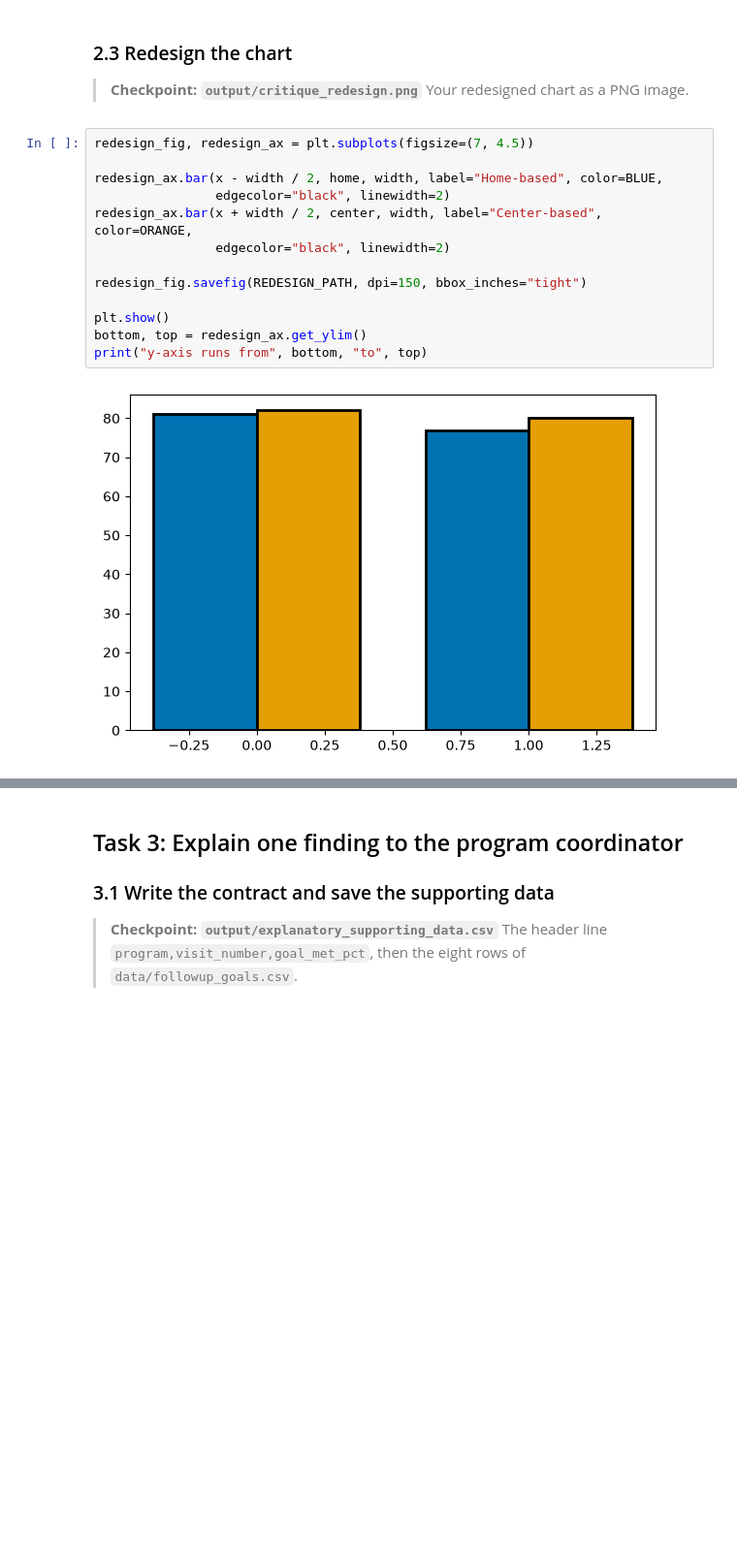
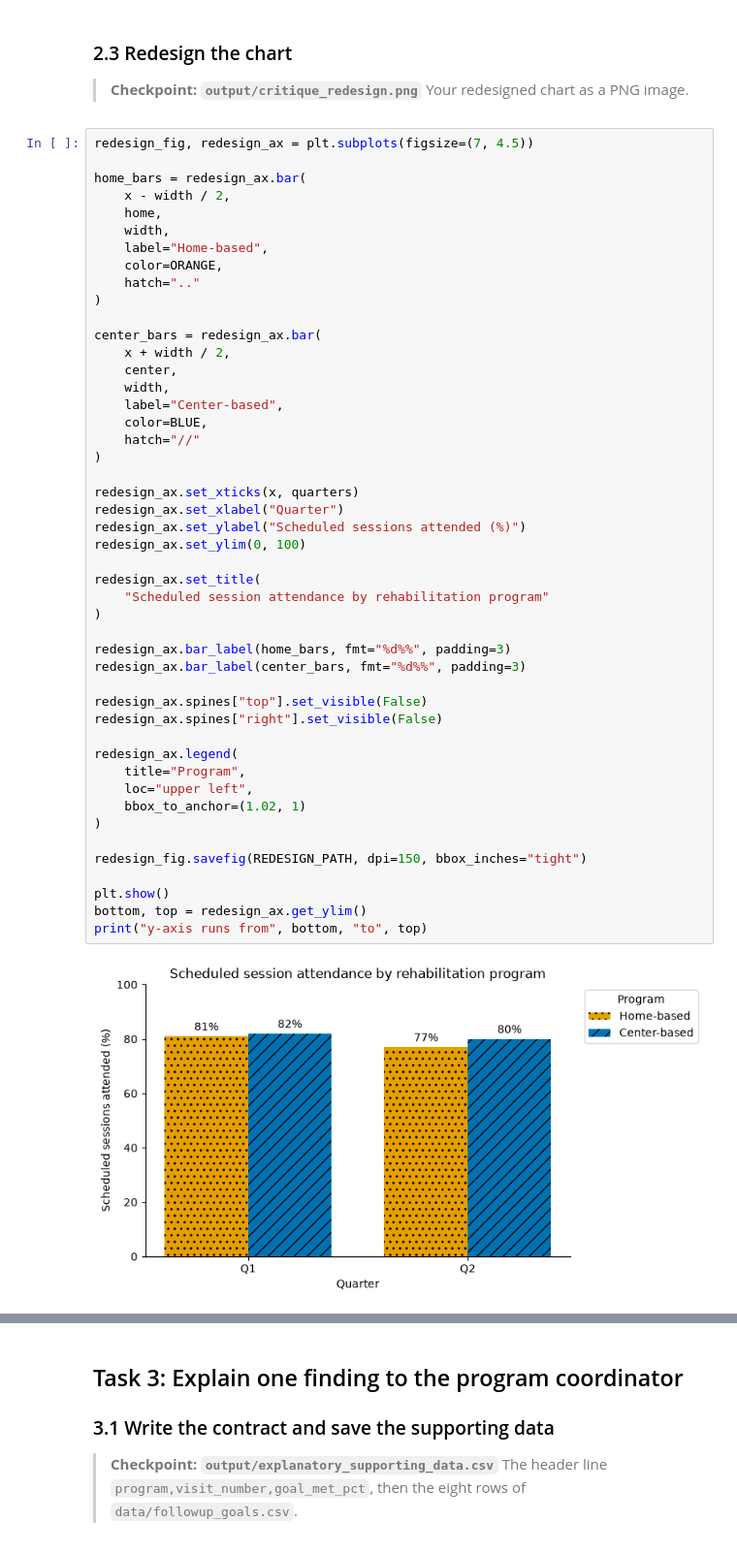
Before and after one commit to lauremariho/ds217-26f-07, a Jupyter notebook: assignment.ipynb, the cells around one changed output, grey strips where cells are left out. Shown at 97% size. Drawn from its saved outputs; the diff is of its cells as text; blank space fills up the shorter version.

```diff
--- a/assignment.ipynb
+++ b/assignment.ipynb
@@ -168,15 +168,49 @@ with open(EVIDENCE_PATH, "w", encoding="utf-8") as file:
 # %%
 redesign_fig, redesign_ax = plt.subplots(figsize=(7, 4.5))
 
-redesign_ax.bar(x - width / 2, home, width, label="Home-based", color=BLUE,
-                edgecolor="black", linewidth=2)
-redesign_ax.bar(x + width / 2, center, width, label="Center-based", color=ORANGE,
-                edgecolor="black", linewidth=2)
+home_bars = redesign_ax.bar(
+    x - width / 2,
+    home,
+    width,
+    label="Home-based",
+    color=ORANGE,
+    hatch=".."
+)
+
+center_bars = redesign_ax.bar(
+    x + width / 2,
+    center,
+    width,
+    label="Center-based",
+    color=BLUE,
+    hatch="//"
+)
+
+redesign_ax.set_xticks(x, quarters)
+redesign_ax.set_xlabel("Quarter")
+redesign_ax.set_ylabel("Scheduled sessions attended (%)")
+redesign_ax.set_ylim(0, 100)
+
+redesign_ax.set_title(
+    "Scheduled session attendance by rehabilitation program"
+)
+
+redesign_ax.bar_label(home_bars, fmt="%d%%", padding=3)
+redesign_ax.bar_label(center_bars, fmt="%d%%", padding=3)
+
+redesign_ax.spines["top"].set_visible(False)
+redesign_ax.spines["right"].set_visible(False)
+
+redesign_ax.legend(
+    title="Program",
+    loc="upper left",
+    bbox_to_anchor=(1.02, 1)
+)
 
 redesign_fig.savefig(REDESIGN_PATH, dpi=150, bbox_inches="tight")
 
 plt.show()
 bottom, top = redesign_ax.get_ylim()
 print("y-axis runs from", bottom, "to", top)
 # %% [output]
-[figure, old version]
+[figure, new version]
```
Also changed, not shown: parts of 3 cells of this notebook, 1 other file.
